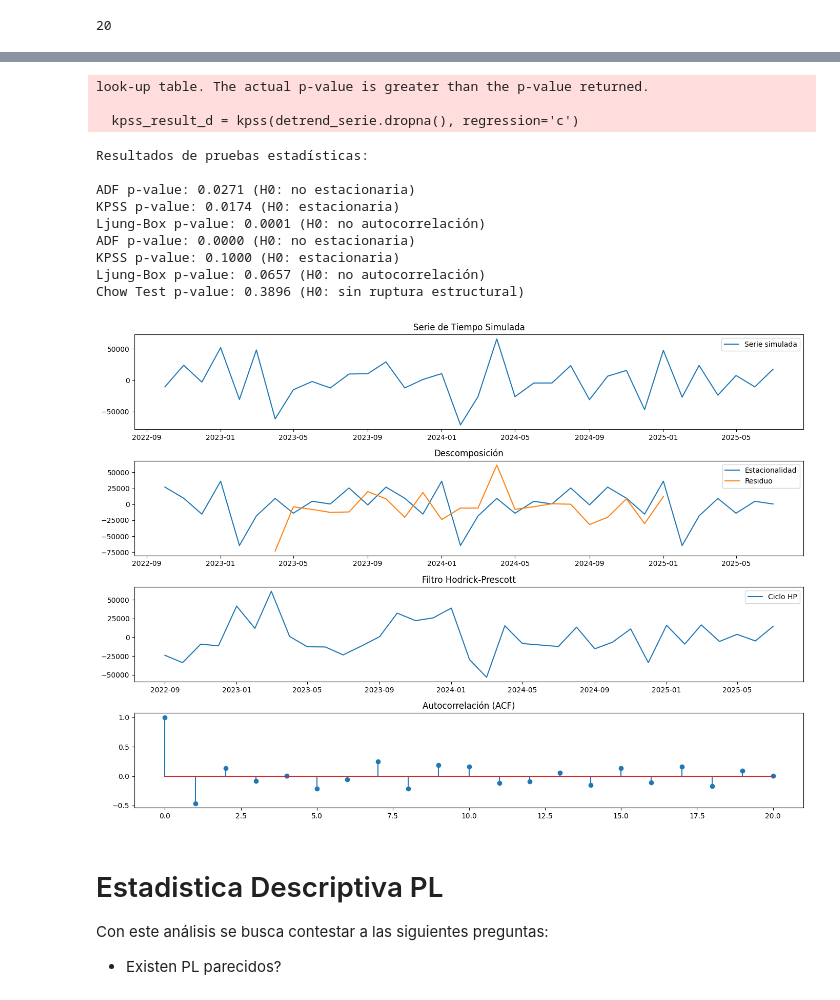
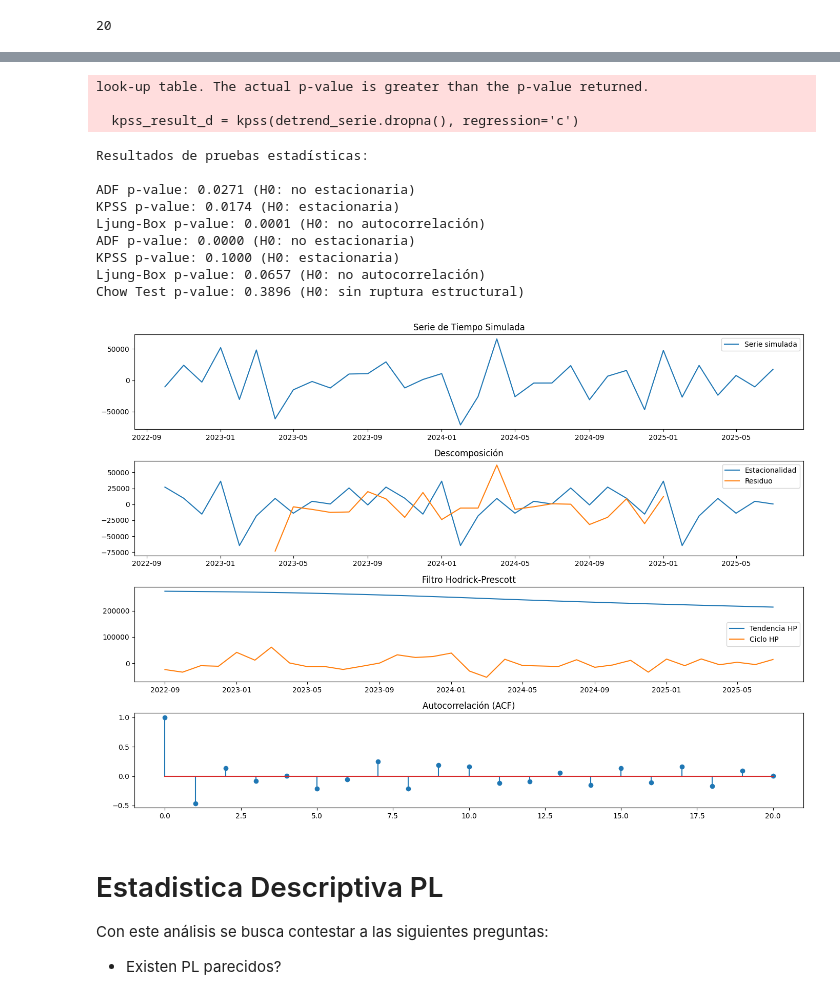
Before and after one commit to adojedar/demanda2, a Jupyter notebook: 02-Alertas.ipynb, the cells around one changed output, grey strips where cells are left out. Saved outputs shown, nothing was run; the diff lists cells and outputs as text; code cells hidden in the pictures.

```diff
--- a/02-Alertas.ipynb
+++ b/02-Alertas.ipynb
@@ -936,6 +936,10 @@ analisis1["Cluster"] = analisis1.id.map(X.Cluster.to_dict())
 
 tabla_arbol["CLUSTER"] =  tabla_arbol["id"].map( analisis1.set_index("id").Cluster.to_dict()).fillna(4)
 
+data["CLUSTER"] =  data["id"].map( analisis1.set_index("id").Cluster.to_dict()).fillna(4)
+
+data["ANALISIS"] =  data["id"].map( tabla_arbol.set_index("id").analisis.to_dict()).fillna(4)
+
 analisis1["mcc"] = np.where(analisis1.toneladas_facturadas> 0.001, 1, 0)
 
 analisis1
@@ -1200,7 +1220,7 @@ plt.title('Descomposición')
 plt.legend()
 
 plt.subplot(413)
-#plt.plot(trend_hp, label='Tendencia HP')
+plt.plot(trend_hp, label='Tendencia HP')
 plt.plot(cycle, label='Ciclo HP')
 plt.title('Filtro Hodrick-Prescott')
 plt.legend()
@@ -1209,34 +1229,34 @@ plt.subplot(414)
 plt.stem(acf(detrend_serie, nlags=20))
 plt.title('Autocorrelación (ACF)')
 
 plt.tight_layout()
 plt.savefig("temporal_analysis_notebook.png")
 
 # Resultados de pruebas
 print("Resultados de pruebas estadísticas:\n")
 print(f"ADF p-value: {adf_result[1]:.4f} (H0: no estacionaria)")
 print(f"KPSS p-value: {kpss_result[1]:.4f} (H0: estacionaria)")
 print(f"Ljung-Box p-value: {ljung_box_result.iloc[0, 1]:.4f} (H0: no autocorrelación)")
 
 print(f"ADF p-value: {adf_result_d[1]:.4f} (H0: no estacionaria)")
 print(f"KPSS p-value: {kpss_result_d[1]:.4f} (H0: estacionaria)")
 print(f"Ljung-Box p-value: {ljung_box_result_d.iloc[0, 1]:.4f} (H0: no autocorrelación)")
 
 print(f"Chow Test p-value: {p_value_chow:.4f} (H0: sin ruptura estructural)")
 # %% [output]
 look-up table. The actual p-value is greater than the p-value returned.
 
   kpss_result_d = kpss(detrend_serie.dropna(), regression='c')
 Resultados de pruebas estadísticas:
 
 ADF p-value: 0.0271 (H0: no estacionaria)
 KPSS p-value: 0.0174 (H0: estacionaria)
 Ljung-Box p-value: 0.0001 (H0: no autocorrelación)
 ADF p-value: 0.0000 (H0: no estacionaria)
 KPSS p-value: 0.1000 (H0: estacionaria)
 Ljung-Box p-value: 0.0657 (H0: no autocorrelación)
 Chow Test p-value: 0.3896 (H0: sin ruptura estructural)
-[figure, old version]
+[figure, new version]
 # %% [markdown]
 # Estadistica Descriptiva PL
 
```
Also changed, not shown: parts of 6 cells of this notebook.
